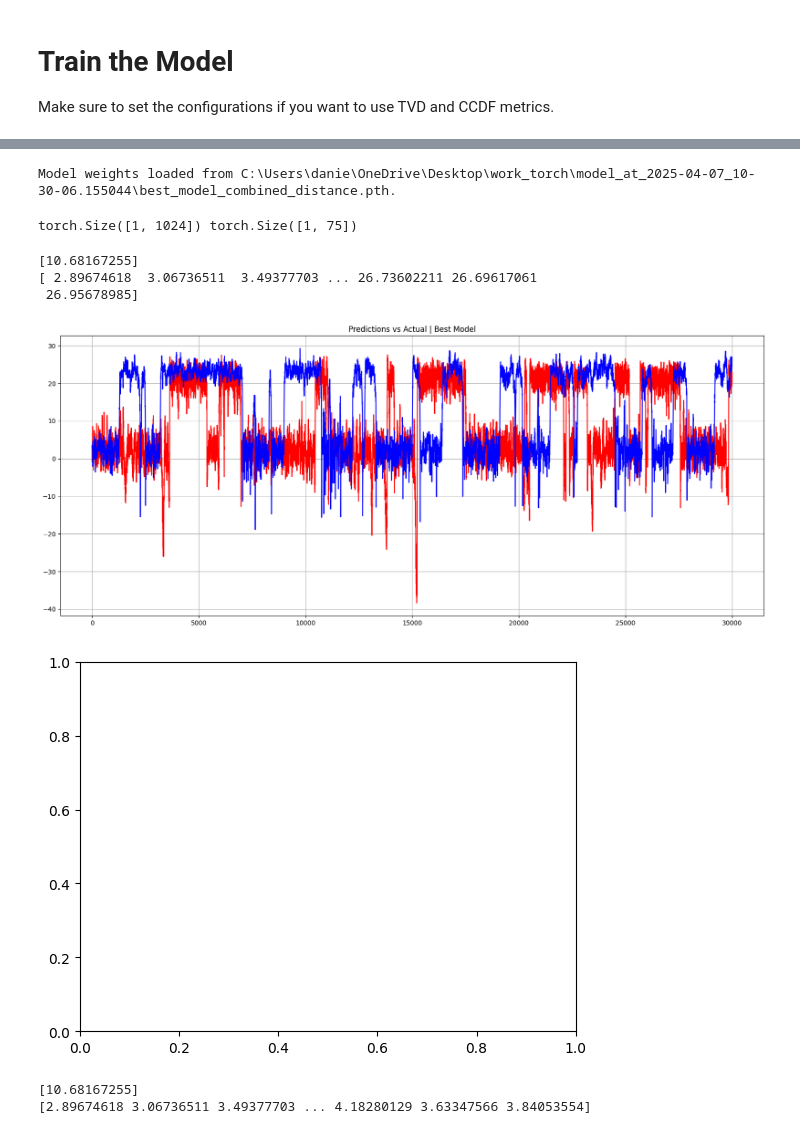
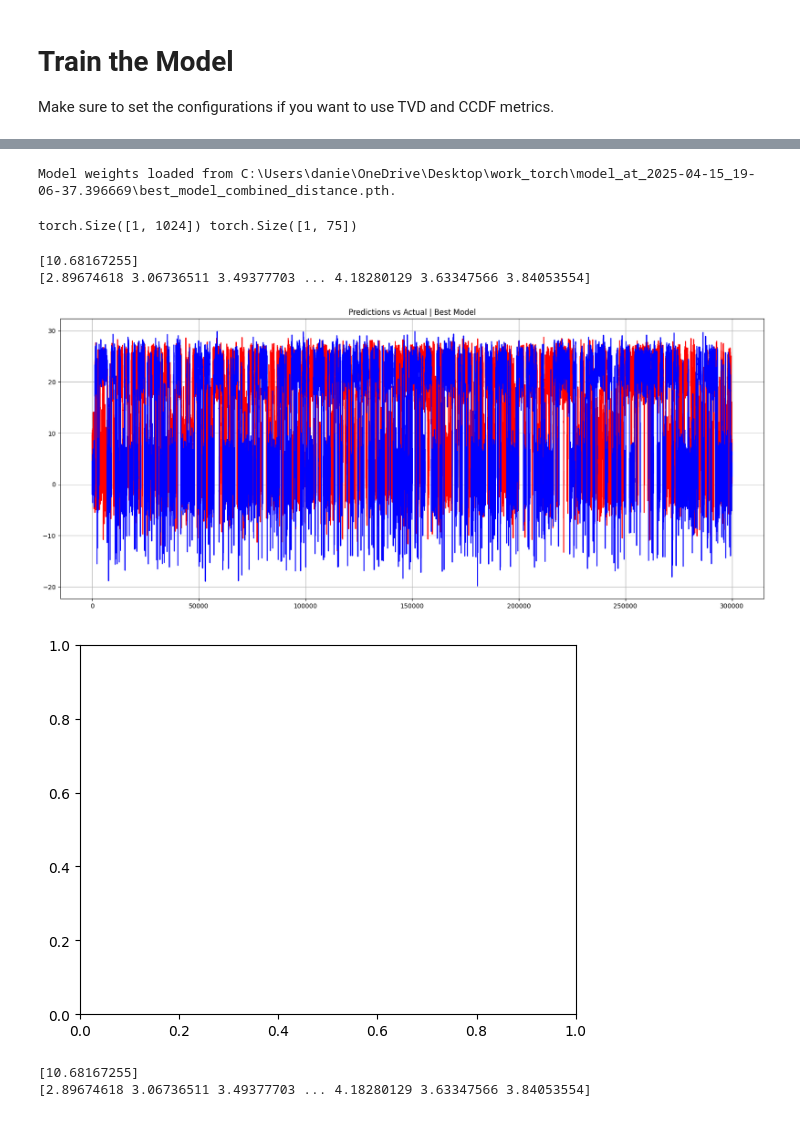
Before and after one commit to fabio2-uchi/modified_code, a Jupyter notebook: vdm_VAE_SSW.ipynb, the cells around one changed output, grey strips where cells are left out. Saved outputs shown, nothing was run; the diff lists cells and outputs as text; code cells hidden in the pictures.

```diff
--- a/vdm_VAE_SSW.ipynb
+++ b/vdm_VAE_SSW.ipynb
@@ -36,6 +36,22 @@ psi = (psi - mean_psi) / std_psi
 psi_train_input = torch.tensor(psi[0:trainN,:])
 psi_train_label =  torch.tensor(psi[lead:trainN+lead,:])
 
+
+# Make sure input and label lengths match
+assert psi_train_input.shape[0] == psi_train_label.shape[0], "Input and label length mismatch"
+
+#shuffle and map indices\
+valid_indices = np.arange(0, trainN - lead)
+np.random.seed(42)  # Optional for reproducibility
+shuffled_indices = np.random.permutation(valid_indices)
+psi_train_input = torch.tensor(psi[shuffled_indices, :])
+psi_train_label = torch.tensor(psi[shuffled_indices + lead, :])
+
+
+t = shuffled_indices[0]
+print(torch.allclose(psi_train_input[0], torch.tensor(psi[t])))
+print(torch.allclose(psi_train_label[0], torch.tensor(psi[t + 1])))
+
 psi_val_input = torch.tensor(psi[trainN:trainN+valN,:])
 psi_val_label =  torch.tensor(psi[trainN+lead:trainN+valN+lead,:])
 
@@ -136,7 +154,7 @@ output_dim = 75
 latent_dim = 1024
 condition_dim = 75
 batch_size = 1024
-num_epochs = 10
+num_epochs = 5
 # %% [markdown]
 ### Initialize Model and Set Folder Path
 # %%
@@ -387,14 +383,14 @@ model = model.cuda()
 optimizer = optim.Adam(model.parameters(), lr=0.0001)
 
 # MODIFY THIS LINE FOR MODEL TESTING
-model_weights_path = r"C:\Users\danie\OneDrive\Desktop\work_torch\model_at_2025-04-07_10-30-06.155044\best_model_combined_distance.pth"
+model_weights_path = r"C:\Users\danie\OneDrive\Desktop\work_torch\model_at_2025-04-15_19-06-37.396669\best_model_combined_distance.pth"
 
 if os.path.exists(model_weights_path):
     model.load_state_dict(torch.load(model_weights_path))
     print(f"Model weights loaded from {model_weights_path}.")
 
 initial_cond = torch.reshape(torch.tensor(psi[0,:]), [1, 75])
-time_step = 30000
+time_step = 300000
 z = torch.zeros([1,latent_dim])
 num_ens = 1
 pred = np.zeros ([time_step, 75, num_ens])
@@ -412,39 +408,38 @@ for k in tqdm(range(time_step)):
             initial_cond = torch.tensor((y_denorm - mean_psi[:, :]) / std_psi[:, :])
 
         else:
             select_ens = np.random.randint(0,num_ens,1)
             z = torch.randn_like(z)
             y = (model.decode(z.float().cuda(),torch.reshape(torch.tensor(pred[k-1,:,select_ens]),[1,75]).float().cuda())).detach().cpu().numpy()
             pred[k,:, ens] = y
             y_denorm = (y * std_psi[:, :] + mean_psi[:, :])
             initial_cond = torch.tensor((y_denorm - mean_psi[:, :]) / std_psi[:, :])
 
 # Denormalize final preds
 print(std_psi[:, 63])
 pred_mean = pred * std_psi[:, 63] + mean_psi[:, 63]
 
 # Denormalize test labels
 actual_values = psi[:time_step, 63] * std_psi[:, 63] + mean_psi[:, 63]
 print(actual_values)
 
 plt.figure(figsize=(20,8))
-plt.plot(pred_mean[0:30000,63],'r')
-plt.plot(actual_values[0:30000],'b')
+plt.plot(pred_mean[0:300000,63],'r')
+plt.plot(actual_values[0:300000],'b')
 plt.grid(True)
 plt.title(f"Predictions vs Actual | Best Model")
 plt.savefig(rf'C:\Users\danie\OneDrive\Desktop\work_torch\prediction.vs.actual_{timestamp}.jpg')
 plt.show()
 plt.cla()
 
 # MODIFY THIS LINE FOR MODEL TESTING
 np.save(rf'C:\Users\danie\OneDrive\Desktop\work_torch\predictions_at_{timestamp}', pred_mean)
 # %% [output]
-Model weights loaded from C:\Users\danie\OneDrive\Desktop\work_torch\model_at_2025-04-07_10-30-06.155044\best_model_combined_distance.pth.
+Model weights loaded from C:\Users\danie\OneDrive\Desktop\work_torch\model_at_2025-04-15_19-06-37.396669\best_model_combined_distance.pth.
 torch.Size([1, 1024]) torch.Size([1, 75])
 [10.68167255]
-[ 2.89674618  3.06736511  3.49377703 ... 26.73602211 26.69617061
- 26.95678985]
+[2.89674618 3.06736511 3.49377703 ... 4.18280129 3.63347566 3.84053554]
-[figure, old version]
+[figure, new version]
 [figure]
 # %%
 # Denormalize final preds
```
Also changed, not shown: parts of 7 cells of this notebook.
